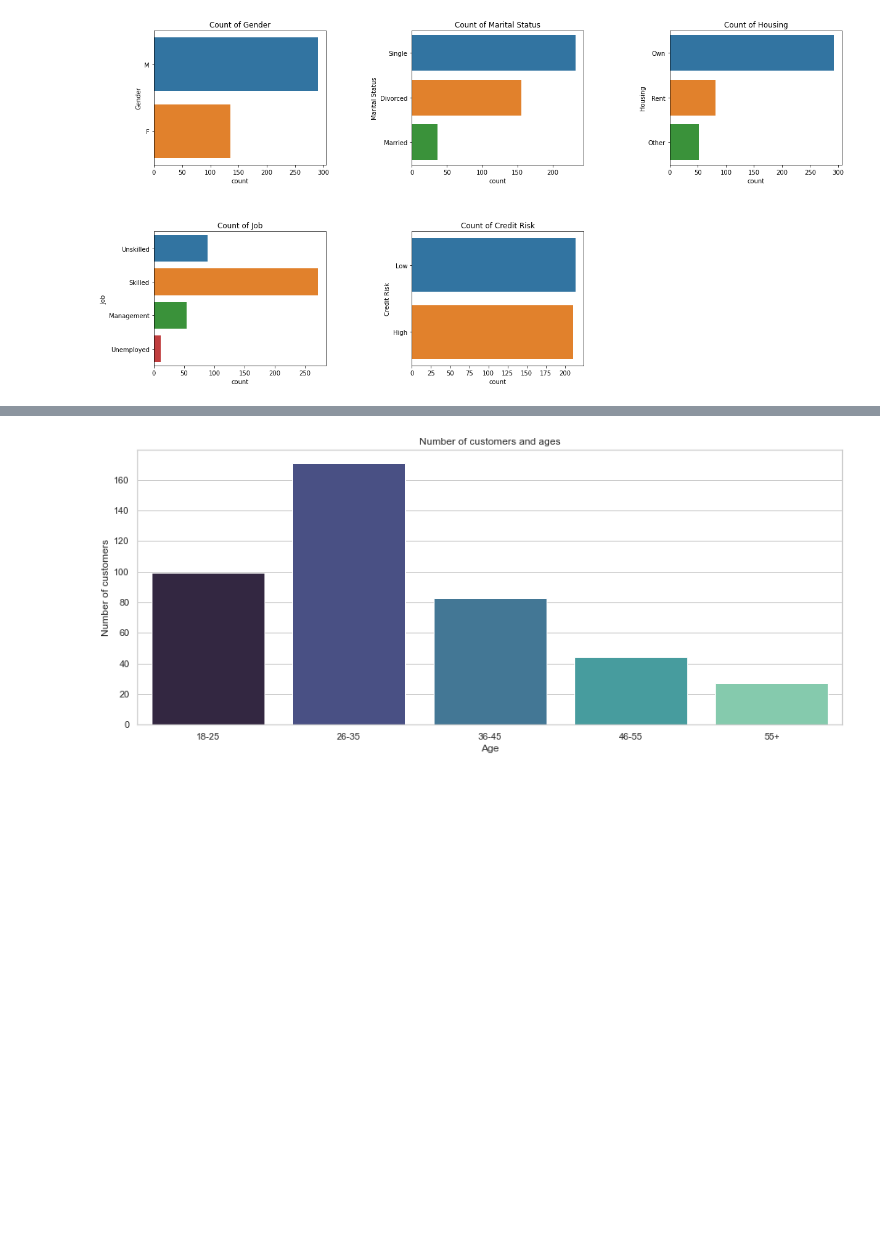
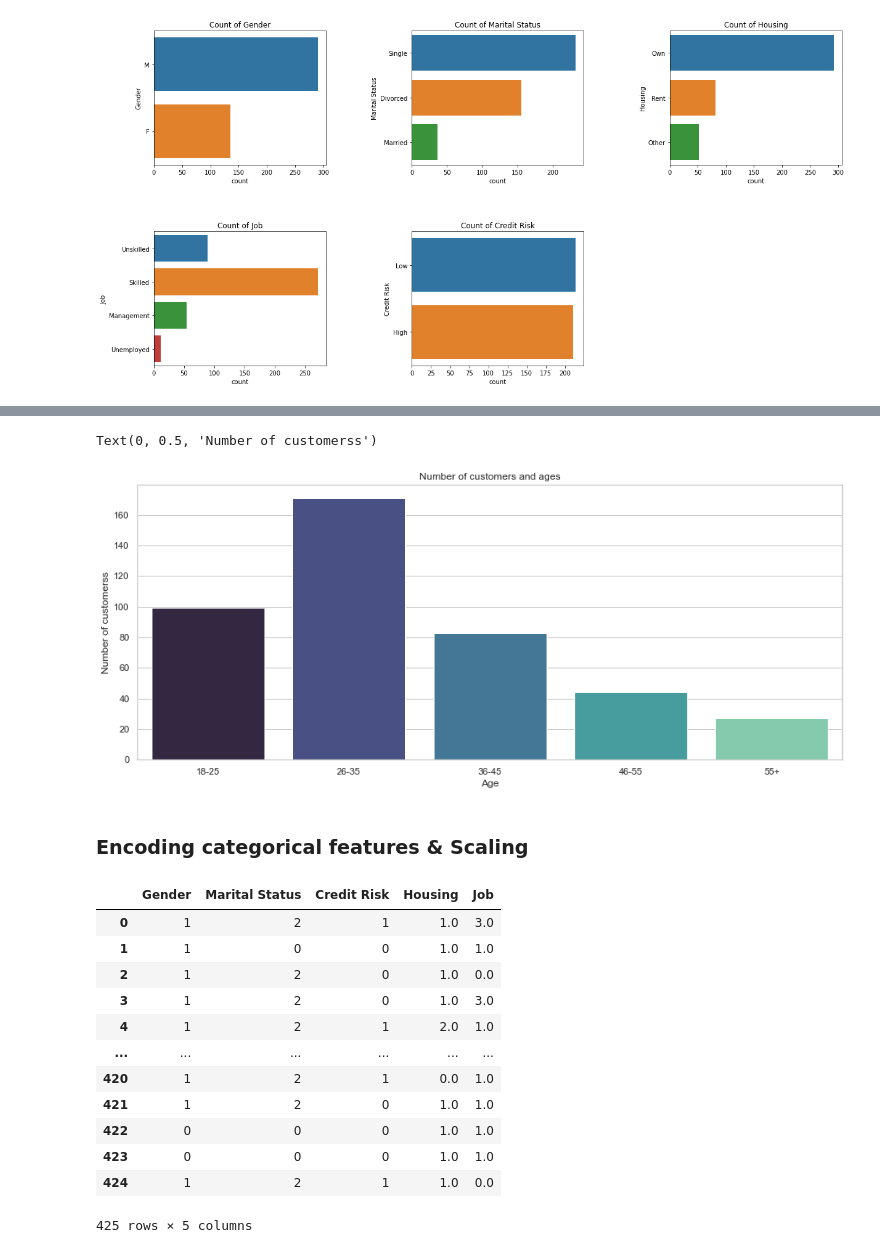
Before and after one commit to vincm1/Bank_customer_clustering, a Jupyter notebook: Clustering Bank Customers.ipynb, the cells around one changed output, grey strips where cells are left out. Drawn from its saved outputs; the diff is of its cells as text; code cells hidden in the pictures; blank space fills up the shorter version.

```diff
--- a/Clustering Bank Customers.ipynb
+++ b/Clustering Bank Customers.ipynb
@@ -142,7 +126,9 @@ plt.figure(figsize=(15,6))
 sns.barplot(x=agex, y=agey,palette="mako")
 plt.title("Number of customers and ages")
 plt.xlabel("Age")
-plt.ylabel("Number of customers")
-plt.show()
+plt.ylabel("Number of customerss")
 # %% [output]
+Text(0, 0.5, 'Number of customerss')
 [figure]
+# %% [markdown]
+### Encoding categorical features & Scaling
@@ -148,0 +146,16 @@ plt.show()
+# %%
+encoded_data
+# %% [output]
+|  | Gender | Marital Status | Credit Risk | Housing | Job |
+| 0 | 1 | 2 | 1 | 1.0 | 3.0 |
+| 1 | 1 | 0 | 0 | 1.0 | 1.0 |
+| 2 | 1 | 2 | 0 | 1.0 | 0.0 |
+| 3 | 1 | 2 | 0 | 1.0 | 3.0 |
+| 4 | 1 | 2 | 1 | 2.0 | 1.0 |
+| ... | ... | ... | ... | ... | ... |
+| 420 | 1 | 2 | 1 | 0.0 | 1.0 |
+| 421 | 1 | 2 | 0 | 1.0 | 1.0 |
+| 422 | 0 | 0 | 0 | 1.0 | 1.0 |
+| 423 | 0 | 0 | 0 | 1.0 | 1.0 |
+| 424 | 1 | 2 | 1 | 1.0 | 0.0 |
+425 rows × 5 columns
```
Also changed, not shown: parts of 18 cells of this notebook.
